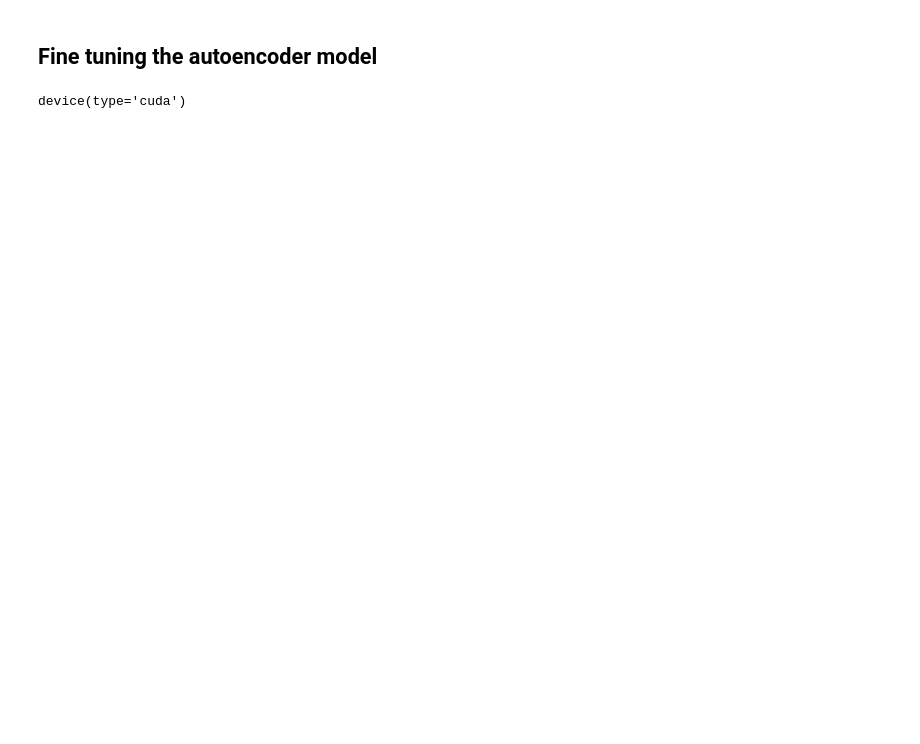
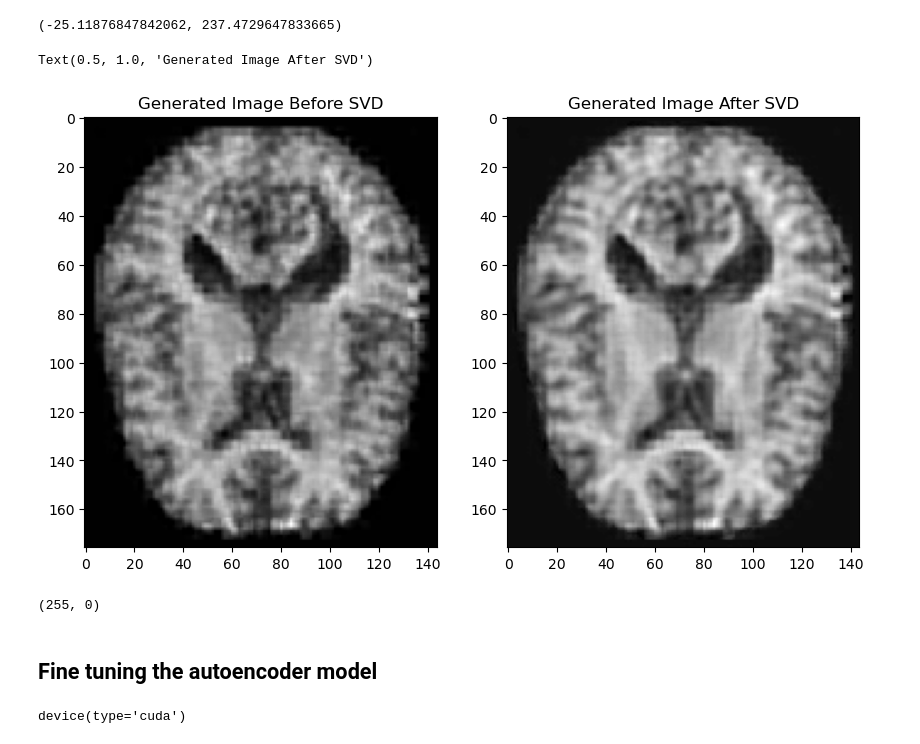
Before and after one commit to lazarovziv/ML-Pipeline, a Jupyter notebook: image-classification.ipynb, the cells around one changed output. Drawn from its saved outputs; the diff is of its cells as text; code cells hidden in the pictures; blank space fills up the shorter version.

```diff
--- a/image-classification.ipynb
+++ b/image-classification.ipynb
@@ -53,0 +45,2 @@ images.shape
+# %%
+U, S, V_t = np.linalg.svd(images.reshape(images.shape[0], -1), full_matrices=False)
@@ -53,0 +52,4 @@ images.shape
+# %%
+svd_images[generated_images_start_idx:].min(), svd_images[generated_images_start_idx:].max()
+# %% [output]
+(-25.11876847842062, 237.4729647833665)
@@ -53,0 +59,13 @@ images.shape
+# %%
+fig, axes = plt.subplots(1, 2, figsize=(10, 10))
+axes[0].imshow(images[-1], cmap='gray')
+axes[0].set_title('Generated Image Before SVD')
+axes[1].imshow(svd_images[-1], cmap='gray')
+axes[1].set_title('Generated Image After SVD')
+# %% [output]
+Text(0.5, 1.0, 'Generated Image After SVD')
+[figure, added]
+# %%
+images[generated_images_start_idx:].max(), images[generated_images_start_idx:].min()
+# %% [output]
+(255, 0)
```
Also changed, not shown: parts of 43 cells of this notebook.
